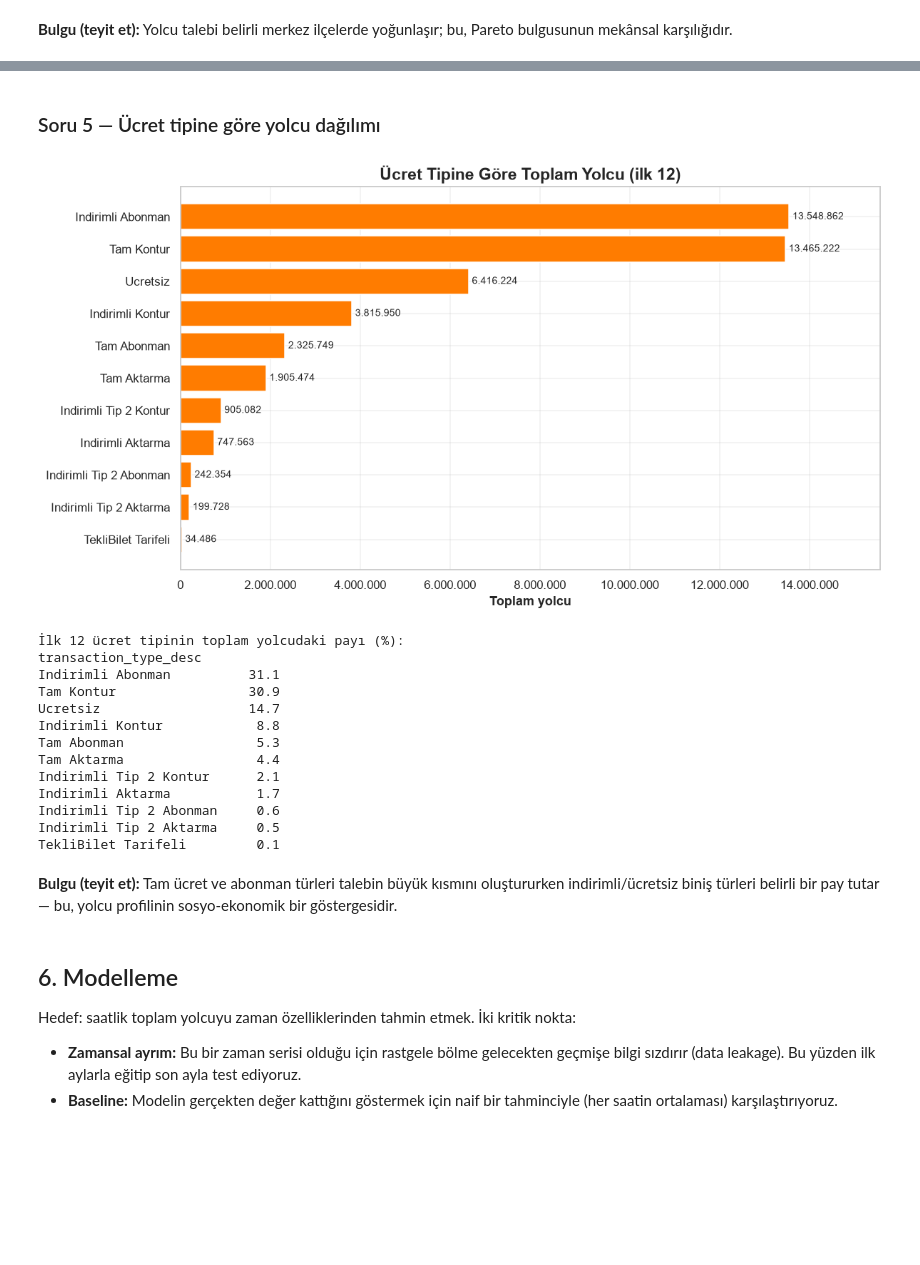
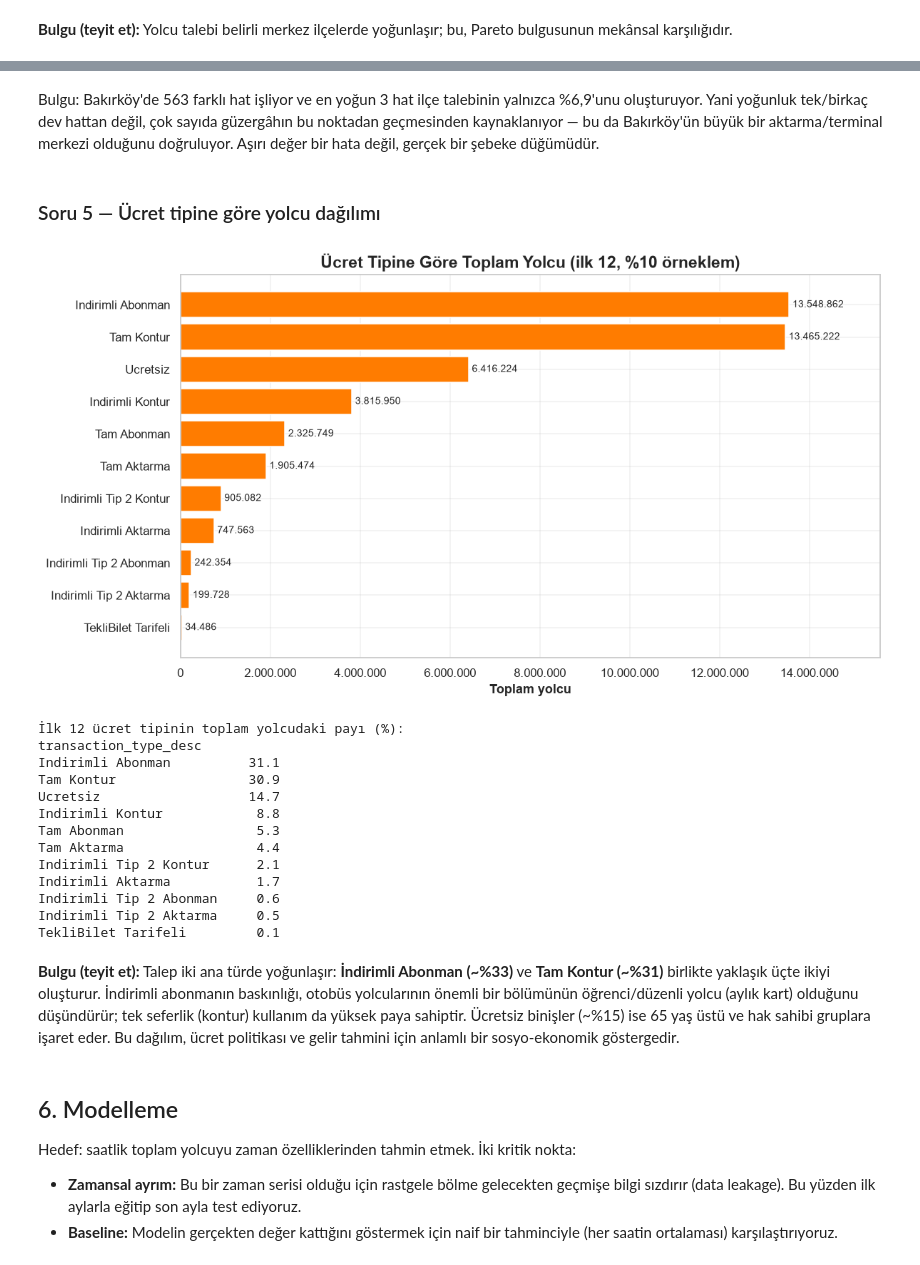
Before and after one commit to gurkankilinc/Veri-Bilimi-Final-Projesi, a Jupyter notebook: notebooks/analiz.ipynb, the cells around one changed output, grey strips where cells are left out. Saved outputs shown, nothing was run; the diff lists cells and outputs as text; code cells hidden in the pictures; blank space fills up the shorter version.

Commit message:
Rapor revizyonu ve Bakirkoy bulgusu duzeltmesi

```diff
--- a/notebooks/analiz.ipynb
+++ b/notebooks/analiz.ipynb
@@ -390,21 +421,23 @@ plt.show()
+# %% [markdown]
+Bulgu: Bakırköy'de 563 farklı hat işliyor ve en yoğun 3 hat ilçe talebinin yalnızca %6,9'unu oluşturuyor. Yani yoğunluk tek/birkaç dev hattan değil, çok sayıda güzergâhın bu noktadan geçmesinden kaynaklanıyor — bu da Bakırköy'ün büyük bir aktarma/terminal merkezi olduğunu doğruluyor. Aşırı değer bir hata değil, gerçek bir şebeke düğümüdür.
 # %% [markdown]
 ### Soru 5 — Ücret tipine göre yolcu dağılımı
 # %%
 ucret = (otobus.groupby("transaction_type_desc")[S["yolcu"]].sum()
          .sort_values(ascending=False).head(12))
 fig, ax = plt.subplots(figsize=(11, 6))
 bars = ax.barh(ucret.index[::-1], ucret.values[::-1], color=PALET[1], edgecolor="white")
 ax.bar_label(bars, fmt=lambda v: f"{v:,.0f}".replace(",", "."), padding=3, fontsize=9)
-ax.set(title="Ücret Tipine Göre Toplam Yolcu (ilk 12)", xlabel="Toplam yolcu", ylabel="")
+ax.set(title="Ücret Tipine Göre Toplam Yolcu (ilk 12, %10 örneklem)", xlabel="Toplam yolcu", ylabel="")
 binlik(ax, "x"); ax.margins(x=0.15)
 plt.tight_layout(); plt.savefig("../figures/12_ucret_tipi.png", dpi=120, bbox_inches="tight")
 plt.show()
 
 pay = (ucret / otobus[S["yolcu"]].sum() * 100).round(1)
 print("İlk 12 ücret tipinin toplam yolcudaki payı (%):")
 print(pay.to_string())
 # %% [output]
-[figure, old version]
+[figure, new version]
 İlk 12 ücret tipinin toplam yolcudaki payı (%):
 transaction_type_desc
 Indirimli Abonman          31.1
@@ -419,7 +452,7 @@ Indirimli Tip 2 Abonman     0.6
 Indirimli Tip 2 Aktarma     0.5
 TekliBilet Tarifeli         0.1
 # %% [markdown]
-**Bulgu (teyit et):** Tam ücret ve abonman türleri talebin büyük kısmını oluştururken indirimli/ücretsiz biniş türleri belirli bir pay tutar — bu, yolcu profilinin sosyo-ekonomik bir göstergesidir.
+**Bulgu (teyit et):** Talep iki ana türde yoğunlaşır: <b>İndirimli Abonman (~%33)</b> ve <b>Tam Kontur (~%31)</b> birlikte yaklaşık üçte ikiyi oluşturur. İndirimli abonmanın baskınlığı, otobüs yolcularının önemli bir bölümünün öğrenci/düzenli yolcu (aylık kart) olduğunu düşündürür; tek seferlik (kontur) kullanım da yüksek paya sahiptir. Ücretsiz binişler (~%15) ise 65 yaş üstü ve hak sahibi gruplara işaret eder. Bu dağılım, ücret politikası ve gelir tahmini için anlamlı bir sosyo-ekonomik göstergedir.
 # %% [markdown]
 ## 6. Modelleme
 
```
Also changed, not shown: parts of 8 cells of this notebook, 4 other files.
